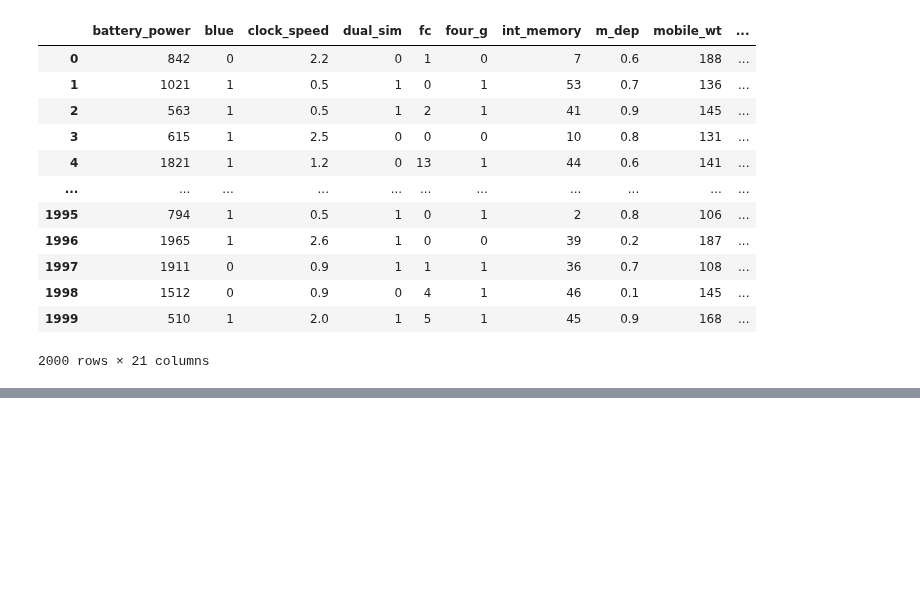
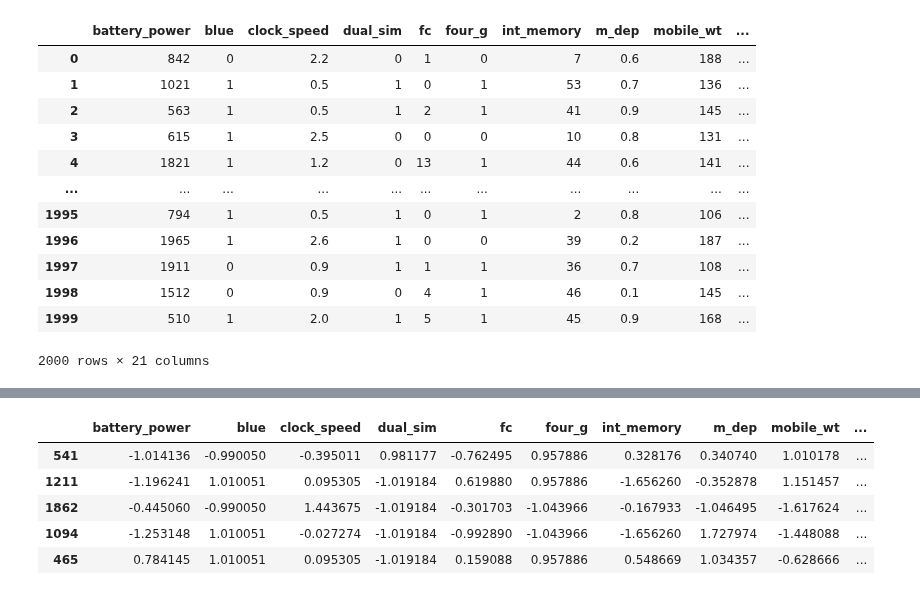
Before and after one commit to Paridhijain-githb/Machine-_learning_01, a Jupyter notebook: ASSIGNMENT2/AssignmentlogisticRegressionmodel.ipynb, the cells around one changed output, grey strips where cells are left out. Saved outputs shown, nothing was run; the diff lists cells and outputs as text; code cells hidden in the pictures; blank space fills up the shorter version.

```diff
--- a/ASSIGNMENT2/AssignmentlogisticRegressionmodel.ipynb
+++ b/ASSIGNMENT2/AssignmentlogisticRegressionmodel.ipynb
@@ -96,0 +181,9 @@ df.drop_duplicates()
+# %%
+xtest.head()
+# %% [output]
+|  | battery_power | blue | clock_speed | dual_sim | fc | four_g | int_memory | m_dep | mobile_wt | ... |
+| 541 | -1.014136 | -0.990050 | -0.395011 | 0.981177 | -0.762495 | 0.957886 | 0.328176 | 0.340740 | 1.010178 | ... |
+| 1211 | -1.196241 | 1.010051 | 0.095305 | -1.019184 | 0.619880 | 0.957886 | -1.656260 | -0.352878 | 1.151457 | ... |
+| 1862 | -0.445060 | -0.990050 | 1.443675 | -1.019184 | -0.301703 | -1.043966 | -0.167933 | -1.046495 | -1.617624 | ... |
+| 1094 | -1.253148 | 1.010051 | -0.027274 | -1.019184 | -0.992890 | -1.043966 | -1.656260 | 1.727974 | -1.448088 | ... |
+| 465 | 0.784145 | 1.010051 | 0.095305 | -1.019184 | 0.159088 | 0.957886 | 0.548669 | 1.034357 | -0.628666 | ... |
```
Also changed, not shown: parts of 48 cells of this notebook, 1 other file.
